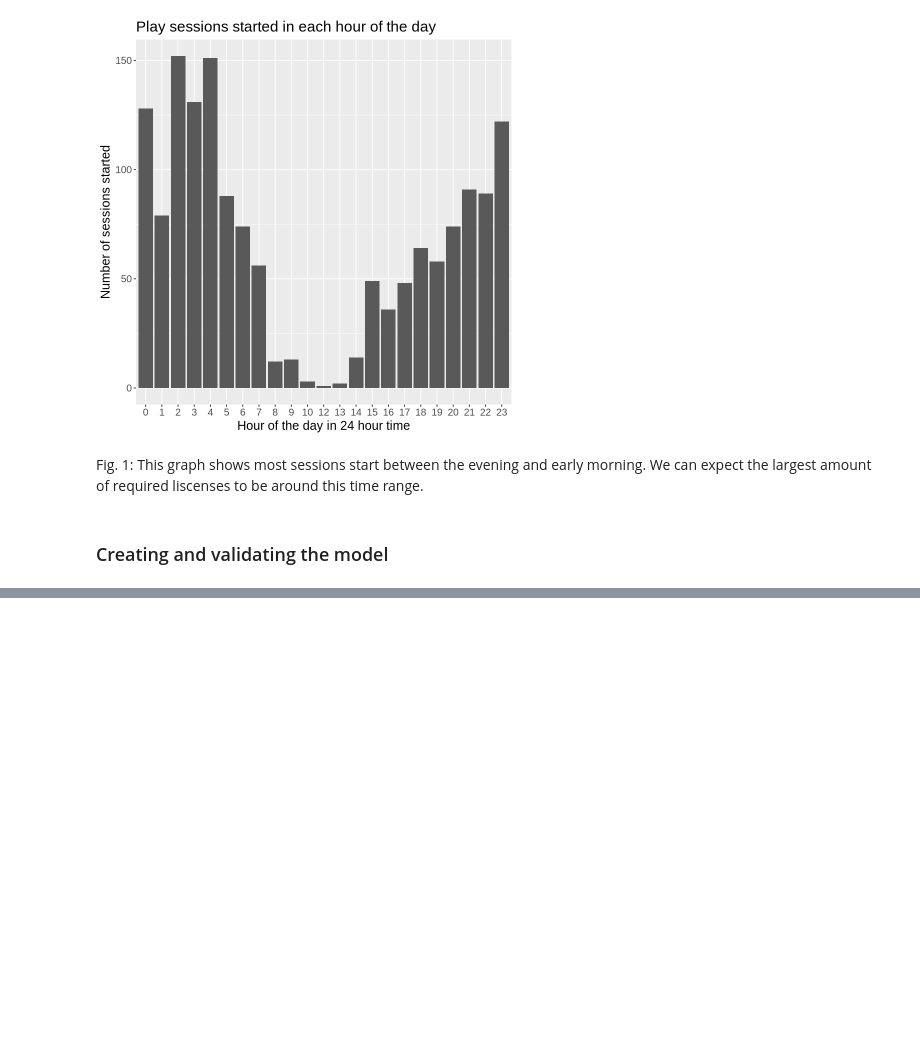
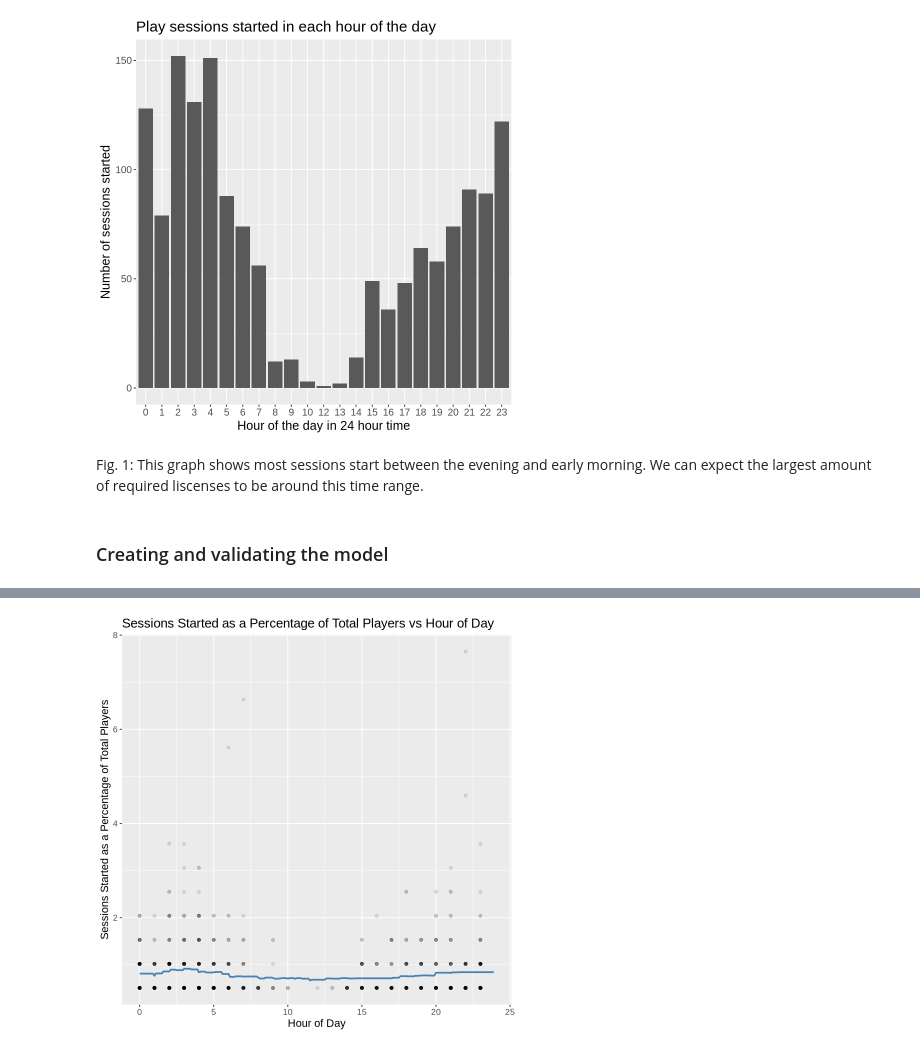
Before and after one commit to masterdoge13/dsci100-project, a Jupyter notebook: Group Project Final Report.ipynb, the cells around one changed output, grey strips where cells are left out. Cells and saved outputs as stored; diff of their text form; code cells hidden in the pictures; blank space fills up the shorter version.

```diff
--- a/Group Project Final Report.ipynb
+++ b/Group Project Final Report.ipynb
@@ -220,0 +226,15 @@ sessions_tune_best
+# %%
+session_spec <- nearest_neighbor(weight_func = "rectangular", neighbors = sessions_tune_best) |>
+    set_engine("kknn") |>
+    set_mode("regression")
+session_fit <- workflow() |>
+    add_recipe(sessions_recipe) |>
+    add_model(session_spec) |>
+    fit(data = sessions_train)
+session_summary <- session_fit |>
+  predict(sessions_test) |>
+  bind_cols(sessions_test) |>
+  metrics(truth = percentage_of_players, estimate = .pred) |>
+  filter(.metric == 'rmse')
+session_summary
+sessions_test
@@ -220,0 +256,24 @@ sessions_tune_best
+# %%
+prediction_grid <- tibble(
+    start_hour = seq(
+        from = 0,
+        to = 23.9,
+        by = 0.1))
+
+sessions_pred <- session_fit |>
+    predict(prediction_grid) |>
+    bind_cols(prediction_grid)
+
+plot_sessions_final <- sessions_per_hour |>
+    ggplot(aes(x = start_hour, y = percentage_of_players)) +
+    geom_point(alpha = 0.1) +
+    geom_line(data = sessions_pred,
+            mapping = aes(x = start_hour, y = .pred),
+            color = "steelblue",
+            linewidth = 1) +
+    labs(x = "Hour of Day", y = "Sessions Started as a Percentage of Total Players",
+         title = "Sessions Started as a Percentage of Total Players vs Hour of Day") +
+    theme(text = element_text(size = 13))
+plot_sessions_final
+# %% [output]
+[figure, added]
```
Also changed, not shown: parts of 10 cells of this notebook.
